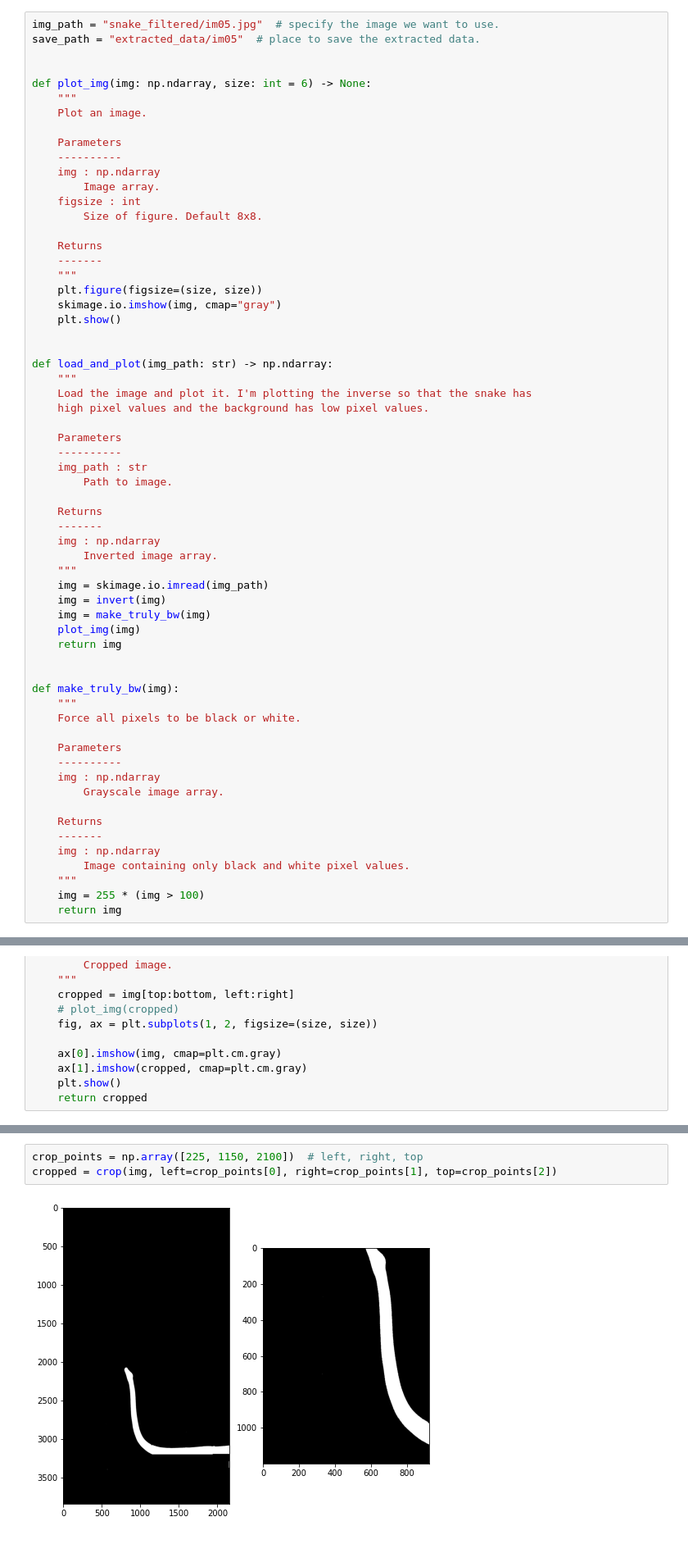
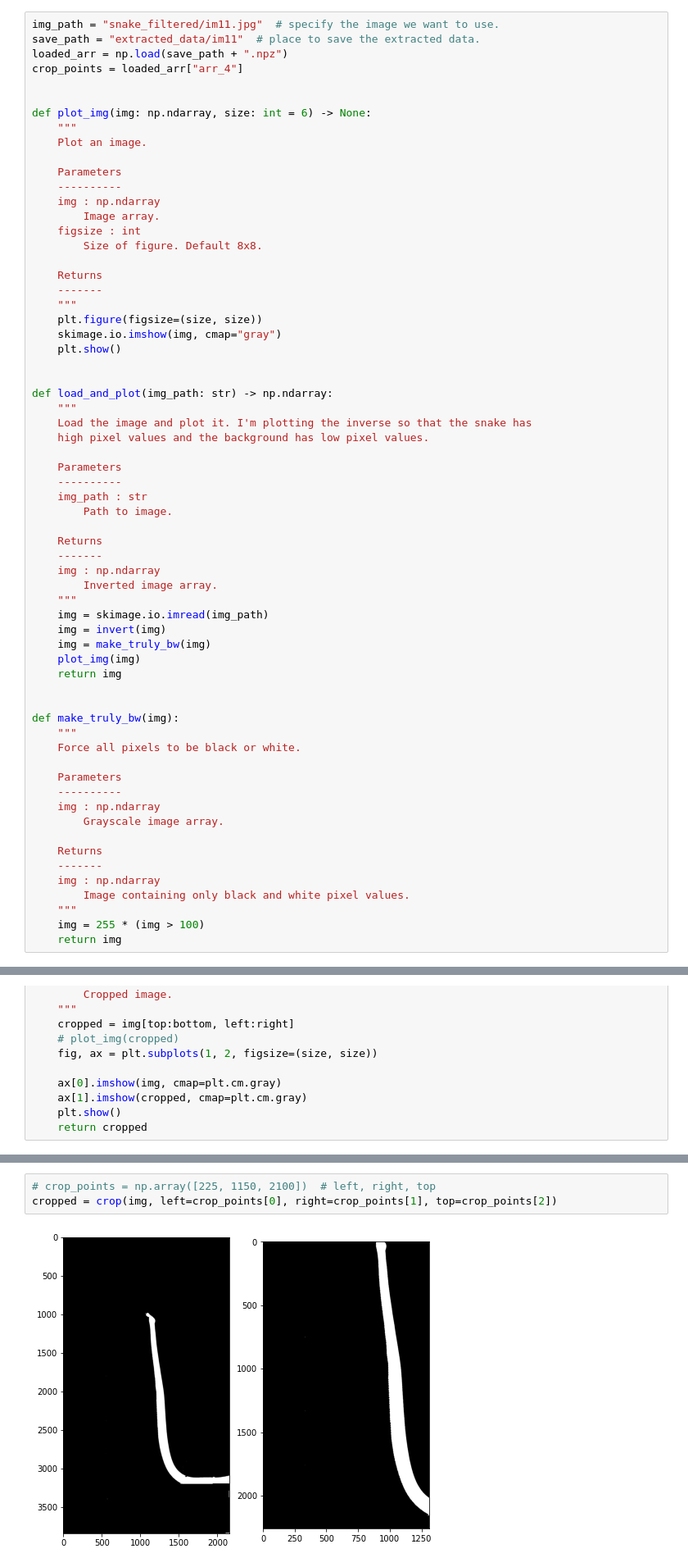
Before and after one commit to davenpi/stability, a Jupyter notebook: image_processing/extraction.ipynb, the cells around one changed output, grey strips where cells are left out. Shown at 82% size. Saved outputs shown, nothing was run; the diff lists cells and outputs as text.

```diff
--- a/image_processing/extraction.ipynb
+++ b/image_processing/extraction.ipynb
@@ -10,8 +10,10 @@ from skimage.util import invert
 
 The purpose of this step is to see where I should crop the image so that we just have an image from the head to the point of departure of the snake. This cropping step is not easily automatable right now and I am using this as a stop gap measure until I find a better method.
 # %%
-img_path = "snake_filtered/im05.jpg"  # specify the image we want to use.
-save_path = "extracted_data/im05"  # place to save the extracted data.
+img_path = "snake_filtered/im11.jpg"  # specify the image we want to use.
+save_path = "extracted_data/im11"  # place to save the extracted data.
+loaded_arr = np.load(save_path + ".npz")
+crop_points = loaded_arr["arr_4"]
 
 
 def plot_img(img: np.ndarray, size: int = 6) -> None:
@@ -125,8 +127,8 @@ def crop(
 # %%
-crop_points = np.array([225, 1150, 2100])  # left, right, top
+# crop_points = np.array([225, 1150, 2100])  # left, right, top
 cropped = crop(img, left=crop_points[0], right=crop_points[1], top=crop_points[2])
 # %% [output]
-[figure, old version]
+[figure, new version]
 # %% [markdown]
 ### Now that we have the cropped image we need to do the extraction of the shape.
 
```
Also changed, not shown: parts of 9 cells of this notebook, 14 other files.
